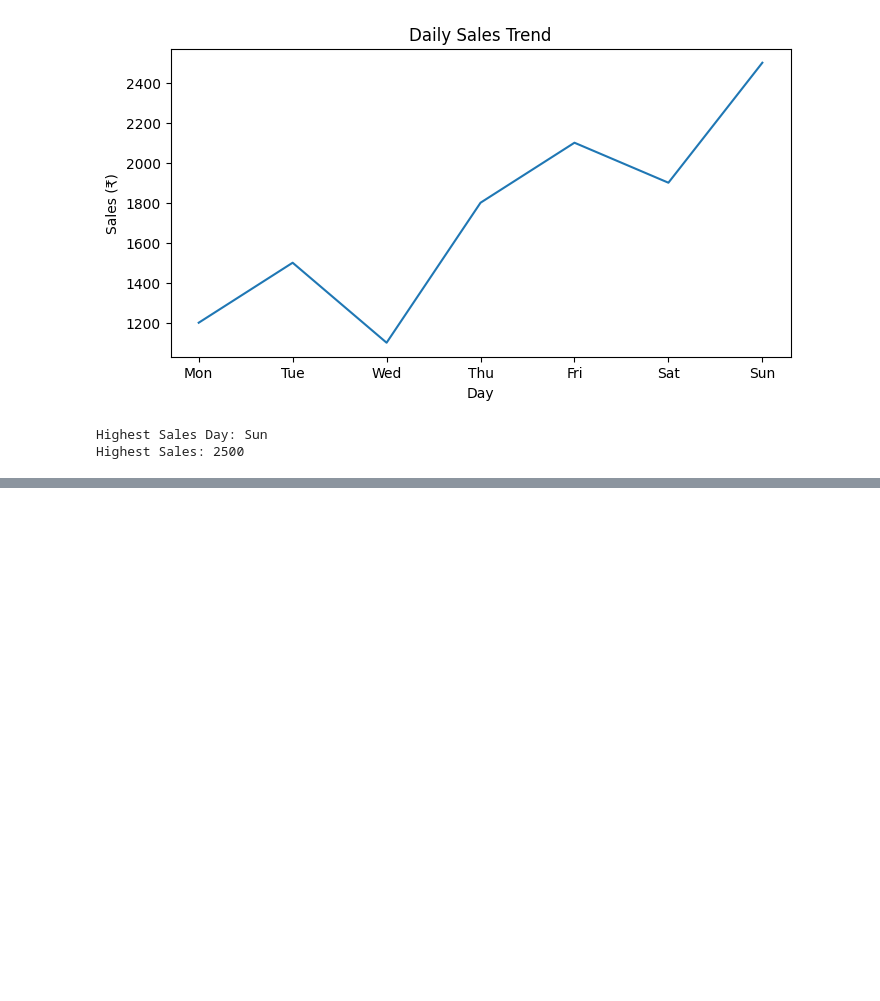
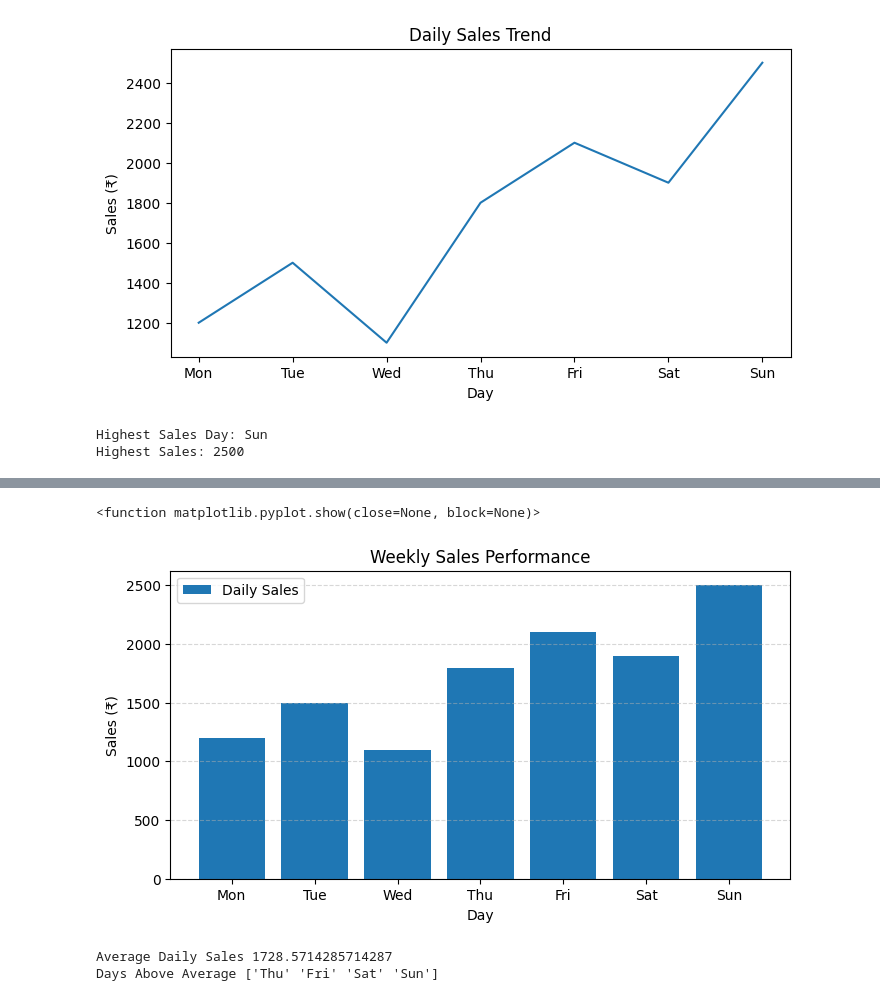
Before and after one commit to ivaibhavpawar1045/Python-Data-Analytics, a Jupyter notebook: 31_Matplotlib_Fundamentals_1/practice.ipynb, the cells around one changed output, grey strips where cells are left out. Cells and saved outputs as stored; diff of their text form; code cells hidden in the pictures; blank space fills up the shorter version.

```diff
--- a/31_Matplotlib_Fundamentals_1/practice.ipynb
+++ b/31_Matplotlib_Fundamentals_1/practice.ipynb
@@ -38,0 +75,26 @@ Highest Sales: 2500
+# %%
+# customize bar graph
+plt.figure(figsize=(8,4))
+plt.bar(
+     days ,
+     sales ,
+     label = "Daily Sales"
+)
+plt.title("Weekly Sales Performance")
+plt.xlabel("Day")
+plt.ylabel("Sales (₹)")
+plt.legend()
+plt.grid(axis="y" , linestyle="--" , alpha= 0.5)
+plt.show
+# %% [output]
+<function matplotlib.pyplot.show(close=None, block=None)>
+[figure, added]
+# %%
+# Calculate the average daily sales and identify the days above average.
+avg_sales = np.mean(sales)
+
+print("Average Daily Sales" , avg_sales)
+print("Days Above Average" , days[sales > avg_sales])
+# %% [output]
+Average Daily Sales 1728.5714285714287
+Days Above Average ['Thu' 'Fri' 'Sat' 'Sun']
```
Also changed, not shown: parts of 4 cells of this notebook.
